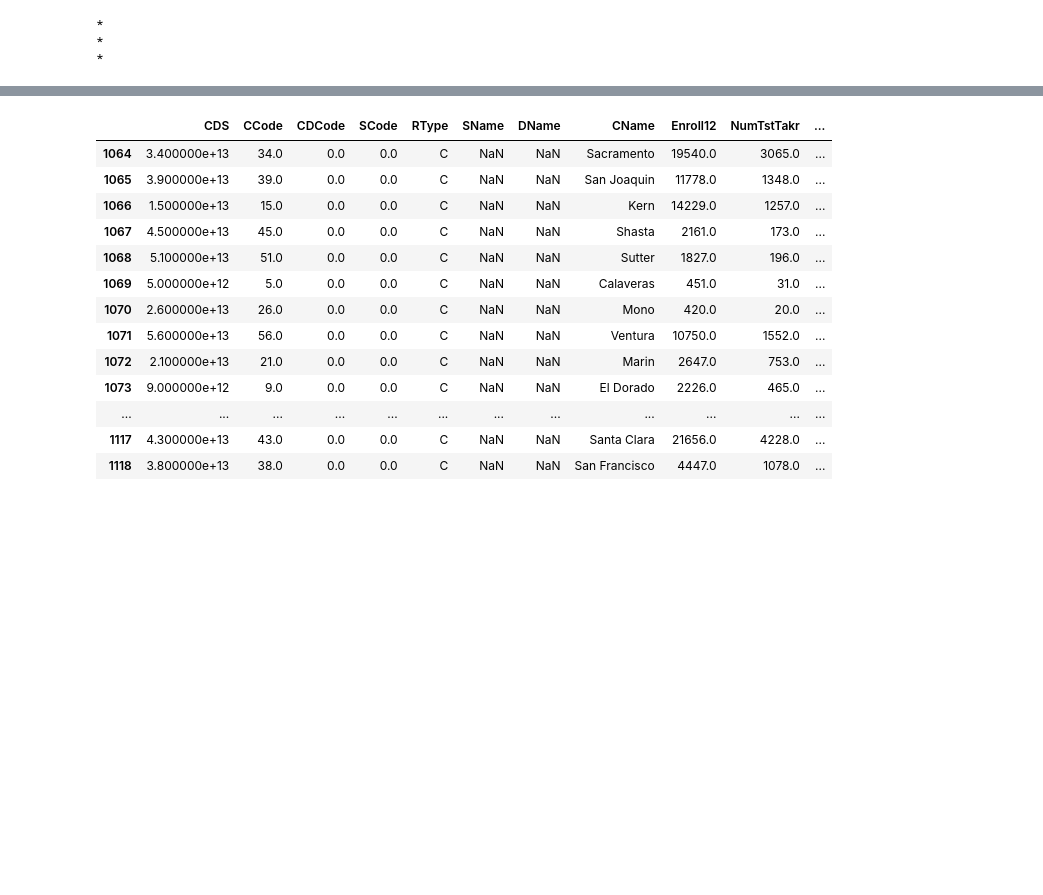
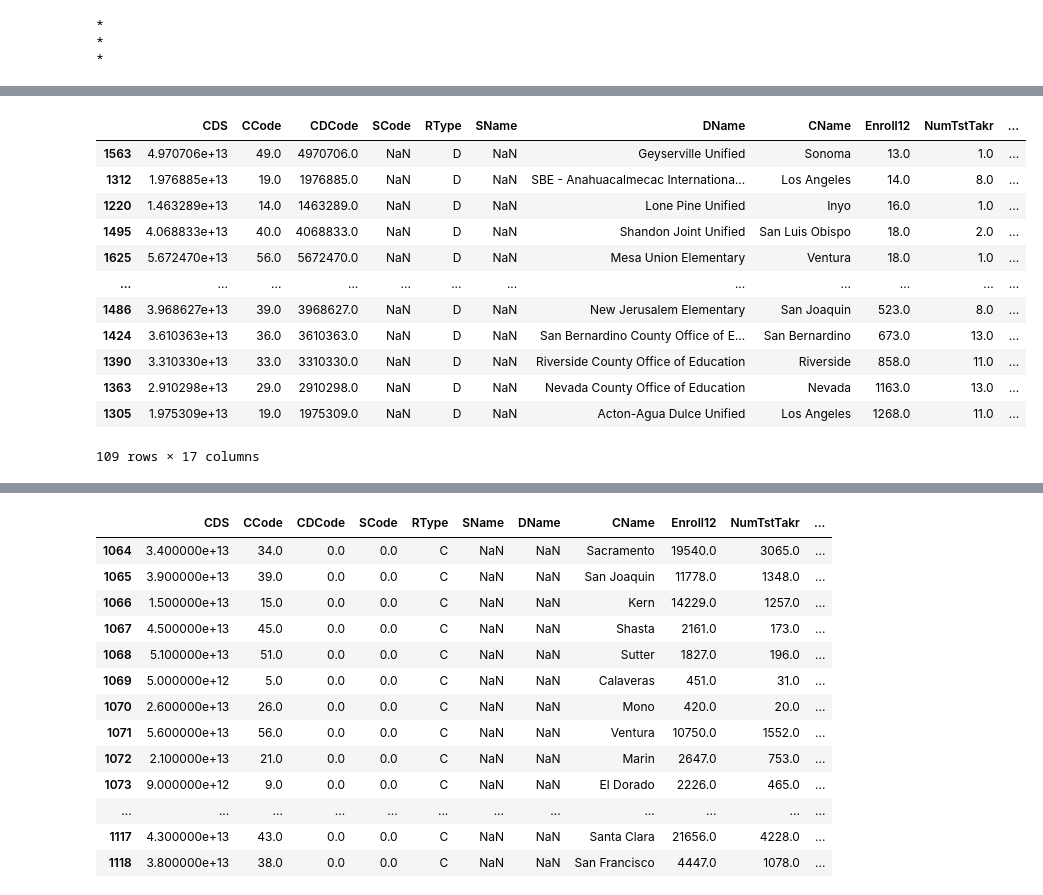
Before and after one commit to griffinbran/Equitable-Education-Affects-on-College-Entrance-Exam-Performance, a Jupyter notebook: Code/Notebook-01-Data-Import-and-Cleaning.ipynb, the cells around one changed output, grey strips where cells are left out. Drawn from its saved outputs; the diff is of its cells as text; code cells hidden in the pictures; blank space fills up the shorter version.

```diff
--- a/Code/Notebook-01-Data-Import-and-Cleaning.ipynb
+++ b/Code/Notebook-01-Data-Import-and-Cleaning.ipynb
@@ -182,0 +213,17 @@ for county in actdf.CName
+# %%
+# Consider the 109 school districts with enrolled 12th graders, but less than 14 test takers
+actdf[(actdf['PctGE21']=='*') & (actdf['RType']=='D')].sort_values(by='Enroll12', axis='index')
+# %% [output]
+|  | CDS | CCode | CDCode | SCode | RType | SName | DName | CName | Enroll12 | NumTstTakr | ... |
+| 1563 | 4.970706e+13 | 49.0 | 4970706.0 | NaN | D | NaN | Geyserville Unified | Sonoma | 13.0 | 1.0 | ... |
+| 1312 | 1.976885e+13 | 19.0 | 1976885.0 | NaN | D | NaN | SBE - Anahuacalmecac Internationa... | Los Angeles | 14.0 | 8.0 | ... |
+| 1220 | 1.463289e+13 | 14.0 | 1463289.0 | NaN | D | NaN | Lone Pine Unified | Inyo | 16.0 | 1.0 | ... |
+| 1495 | 4.068833e+13 | 40.0 | 4068833.0 | NaN | D | NaN | Shandon Joint Unified | San Luis Obispo | 18.0 | 2.0 | ... |
+| 1625 | 5.672470e+13 | 56.0 | 5672470.0 | NaN | D | NaN | Mesa Union Elementary | Ventura | 18.0 | 1.0 | ... |
+| ... | ... | ... | ... | ... | ... | ... | ... | ... | ... | ... | ... |
+| 1486 | 3.968627e+13 | 39.0 | 3968627.0 | NaN | D | NaN | New Jerusalem Elementary | San Joaquin | 523.0 | 8.0 | ... |
+| 1424 | 3.610363e+13 | 36.0 | 3610363.0 | NaN | D | NaN | San Bernardino County Office of E... | San Bernardino | 673.0 | 13.0 | ... |
+| 1390 | 3.310330e+13 | 33.0 | 3310330.0 | NaN | D | NaN | Riverside County Office of Education | Riverside | 858.0 | 11.0 | ... |
+| 1363 | 2.910298e+13 | 29.0 | 2910298.0 | NaN | D | NaN | Nevada County Office of Education | Nevada | 1163.0 | 13.0 | ... |
+| 1305 | 1.975309e+13 | 19.0 | 1975309.0 | NaN | D | NaN | Acton-Agua Dulce Unified | Los Angeles | 1268.0 | 11.0 | ... |
+109 rows × 17 columns
```
Also changed, not shown: parts of 21 cells of this notebook.
